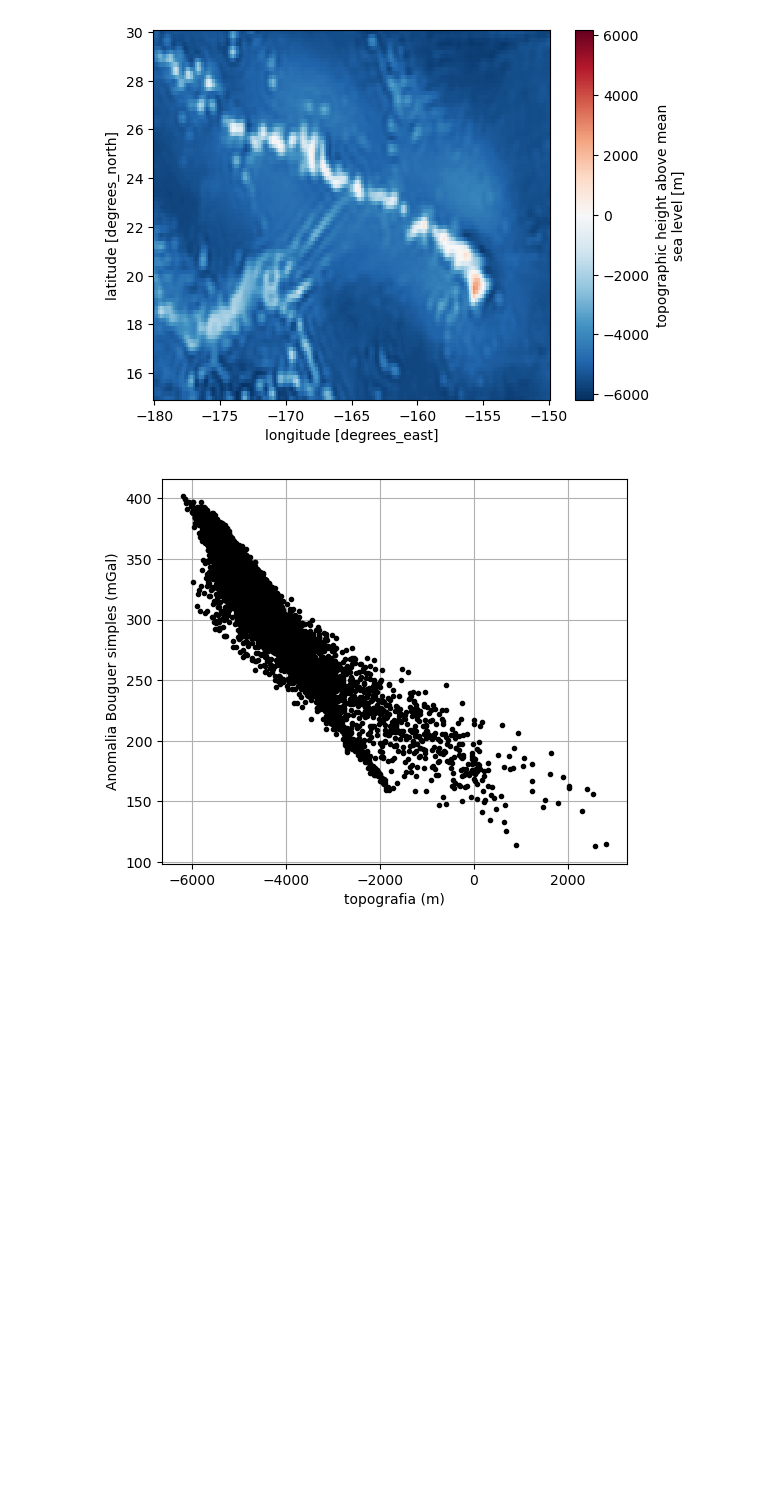
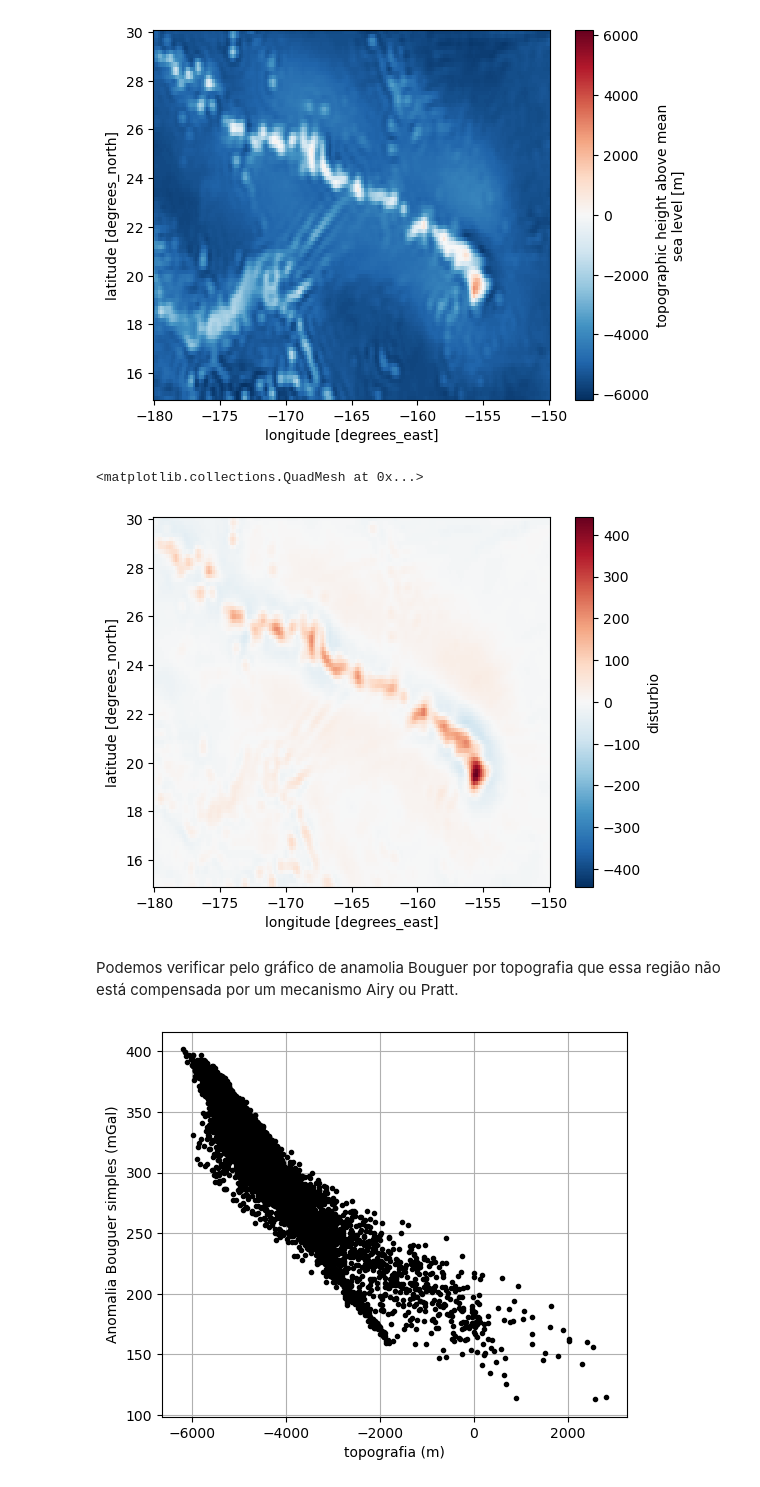
Before and after one commit to leouieda/concurso-usp-aula-2023, a Jupyter notebook: praticas/isostasia.ipynb, the cells around one changed output. Cells and saved outputs as stored; diff of their text form; code cells hidden in the pictures; blank space fills up the shorter version.

```diff
--- a/praticas/isostasia.ipynb
+++ b/praticas/isostasia.ipynb
@@ -126,6 +147,13 @@ havai.topografia.plot()
 # %% [output]
 <matplotlib.collections.QuadMesh at 0x...>
 [figure]
+# %%
+havai.disturbio.plot()
+# %% [output]
+<matplotlib.collections.QuadMesh at 0x...>
+[figure, added]
+# %% [markdown]
+Podemos verificar pelo gráfico de anamolia Bouguer por topografia que essa região não está compensada por um mecanismo Airy ou Pratt.
 # %%
 plt.figure(figsize=(6, 5))
 plt.plot(havai.topografia.values.ravel(), havai.bouguer.values.ravel(), ".k")
```
Also changed, not shown: parts of 31 cells of this notebook, 3 other files.
